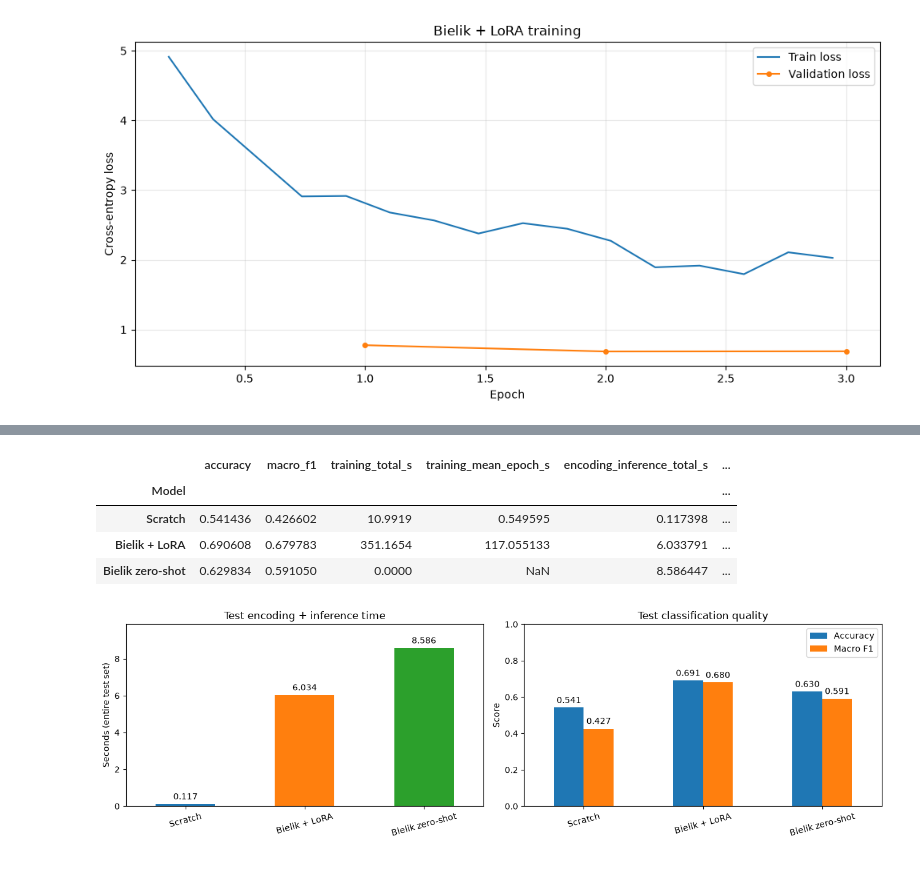
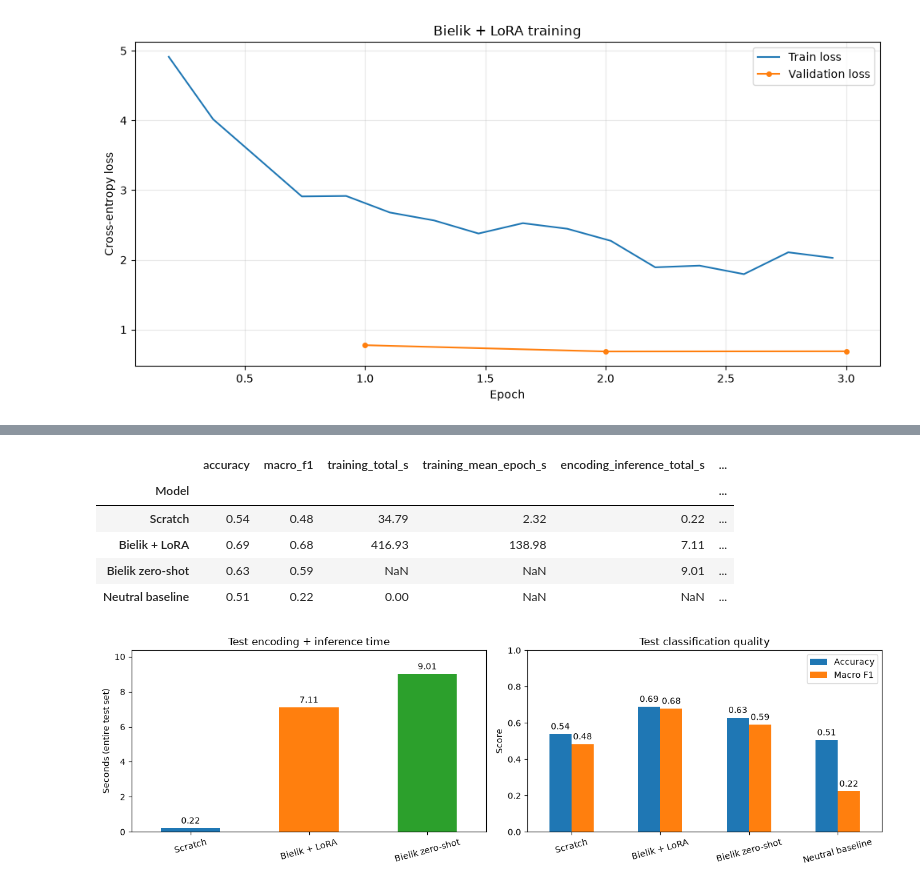
Before and after one commit to lkwinta/computional-linguistics, a Jupyter notebook: lab03-finetunning/text_classification.ipynb, the cells around one changed output, grey strips where cells are left out. Saved outputs shown, nothing was run; the diff lists cells and outputs as text; code cells hidden in the pictures.

```diff
--- a/lab03-finetunning/text_classification.ipynb
+++ b/lab03-finetunning/text_classification.ipynb
@@ -352,9 +437,9 @@ model_scratch = SentimentClassifier(
     vocab_size=len(tokenizer_scratch),
     num_classes=3,
     dim=64,
-    num_heads=2,
-    ff_hidden_dim=32,
-    num_layers=2,
+    num_heads=4,
+    ff_hidden_dim=4,
+    num_layers=3,
     block_size=BLOCK_SIZE,
     dropout=0.2
 )
@@ -368,8 +457,8 @@ from sklearn.metrics import f1_score, accuracy_score
 import numpy as np
 from transformers import Trainer, TrainingArguments
 
-BATCH_SIZE = 64
-EPOCHS = 20
+BATCH_SIZE = 16
+EPOCHS = 15
 LR = 1e-4
 
 
@@ -395,7 +484,7 @@ args_scratch = TrainingArguments(
     per_device_eval_batch_size=BATCH_SIZE,
     learning_rate=LR,
     optim="adamw_torch",
-    weight_decay=0.01,
+    weight_decay=0.1,
 
     max_grad_norm=1.0,
     warmup_steps=0.05,
@@ -484,6 +573,9 @@ def test_model(trainer, data, batch_size=INFERENCE_BATCH_SIZE):
     # Labels and quality metrics stay outside the encoding + inference timer.
     y_true = np.asarray(data["labels"])
     y_pred = result.predictions.argmax(axis=-1)
+    probabilities = torch.softmax(
+        torch.from_numpy(result.predictions).float(), dim=-1
+    ).numpy()
     loss = F.cross_entropy(
         torch.from_numpy(result.predictions).float(),
         torch.from_numpy(y_true).long(),
@@ -491,6 +583,10 @@ def test_model(trainer, data, batch_size=INFERENCE_BATCH_SIZE):
 
     metrics = {
         "loss": loss,
+        "probabilities": probabilities,
+        "probability_class_ids": [0, 1, 2],
+        "predictions": y_pred,
+        "predicted_classes": [classes[label] for label in y_pred],
         "inference_time_seconds": inference_time,
         "inference_samples_per_second": len(data) / inference_time,
         "accuracy": accuracy_score(y_true, y_pred),
@@ -816,7 +997,7 @@ comparison = pd.DataFrame([
         "Model": name,
         "accuracy": results["accuracy"],
         "macro_f1": results["macro_f1"],
-        "training_total_s": training_times[name]["training_total_s"] if name != "Bielik zero-shot" else 0.0,
+        "training_total_s": training_times[name]["training_total_s"] if name != "Bielik zero-shot" else np.nan,
         "training_mean_epoch_s": training_times[name]["training_mean_epoch_s"] if name != "Bielik zero-shot" else np.nan,
         "encoding_inference_total_s": results["inference_time_seconds"],
         "encoding_inference_examples_per_second": results["inference_samples_per_second"],
@@ -827,35 +1008,52 @@ comparison = pd.DataFrame([
         ("Bielik zero-shot", zero_shot_results),
     ]
 ]).set_index("Model")
-display(comparison)
+# Naive baseline: always predict Neutral (class 1).
+baseline_predictions = np.full(len(ds["test"]), 1, dtype=int)
+comparison.loc["Neutral baseline"] = {
+    "accuracy": accuracy_score(ds["test"]["labels"], baseline_predictions),
+    "macro_f1": f1_score(
+        ds["test"]["labels"],
+        baseline_predictions,
+        labels=[0, 1, 2],
+        average="macro",
+        zero_division=0,
+    ),
+    "training_total_s": 0.0,
+    "training_mean_epoch_s": np.nan,
+    "encoding_inference_total_s": np.nan,
+    "encoding_inference_examples_per_second": np.nan,
+}
+display(comparison.round(2))
 # %% [output]
 |  | accuracy | macro_f1 | training_total_s | training_mean_epoch_s | encoding_inference_total_s | ... |
 | Model |  |  |  |  |  | ... |
-| Scratch | 0.541436 | 0.426602 | 10.9919 | 0.549595 | 0.117398 | ... |
-| Bielik + LoRA | 0.690608 | 0.679783 | 351.1654 | 117.055133 | 6.033791 | ... |
-| Bielik zero-shot | 0.629834 | 0.591050 | 0.0000 | NaN | 8.586447 | ... |
+| Scratch | 0.54 | 0.48 | 34.79 | 2.32 | 0.22 | ... |
+| Bielik + LoRA | 0.69 | 0.68 | 416.93 | 138.98 | 7.11 | ... |
+| Bielik zero-shot | 0.63 | 0.59 | NaN | NaN | 9.01 | ... |
+| Neutral baseline | 0.51 | 0.22 | 0.00 | NaN | NaN | ... |
 # %%
 fig, axs = plt.subplots(1, 2, figsize=(13, 4))
 
-comparison["encoding_inference_total_s"].plot.bar(
+comparison.drop(index="Neutral baseline")["encoding_inference_total_s"].plot.bar(
     ax=axs[0], rot=15, color=["tab:blue", "tab:orange", "tab:green"],
 )
 axs[0].set_title("Test encoding + inference time")
 axs[0].set_ylabel("Seconds (entire test set)")
 axs[0].set_xlabel("")
-axs[0].bar_label(axs[0].containers[0], fmt="%.3f", padding=3)
+axs[0].bar_label(axs[0].containers[0], fmt="%.2f", padding=3)
 axs[0].margins(y=0.15)
 
 comparison[["accuracy", "macro_f1"]].plot.bar(ax=axs[1], rot=15)
 axs[1].set_title("Test classification quality")
 axs[1].set_ylabel("Score")
 axs[1].set_xlabel("")
 axs[1].set_ylim(0, 1)
 axs[1].legend(["Accuracy", "Macro F1"])
 for bars in axs[1].containers:
-    axs[1].bar_label(bars, fmt="%.3f", padding=3)
+    axs[1].bar_label(bars, fmt="%.2f", padding=3)
 
 plt.tight_layout()
 plt.show()
 # %% [output]
-[figure, old version]
+[figure, new version]
```
Also changed, not shown: parts of 41 cells of this notebook.
